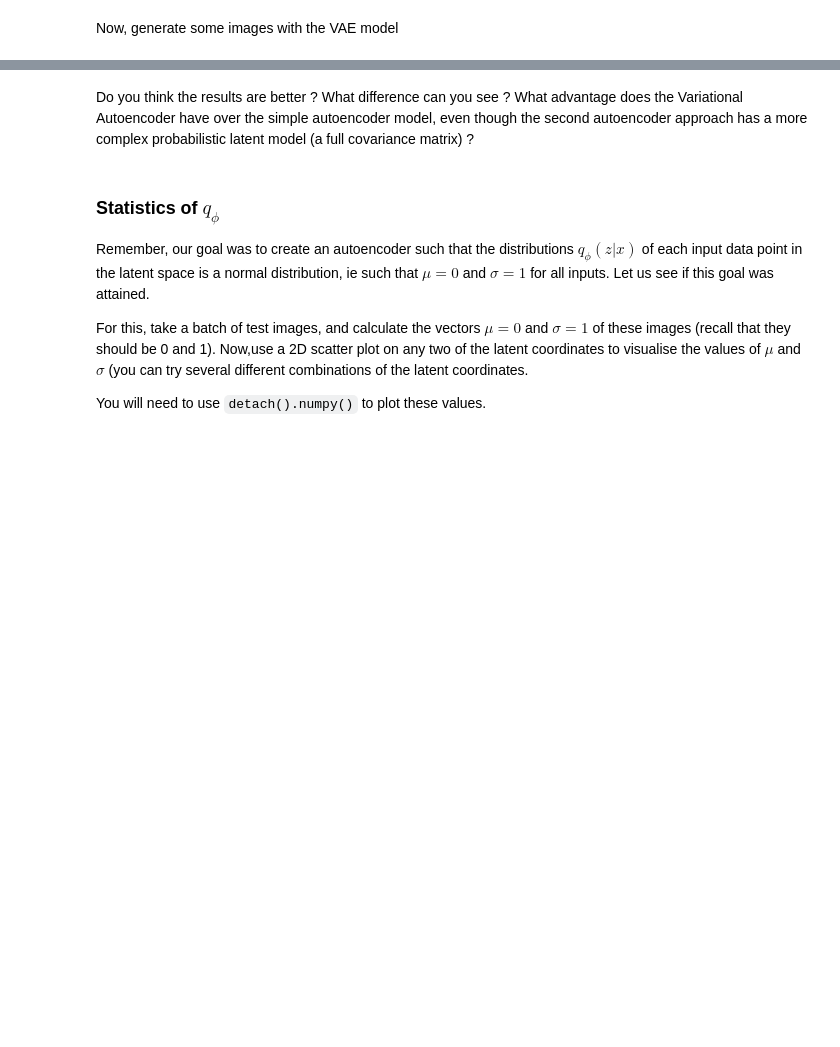
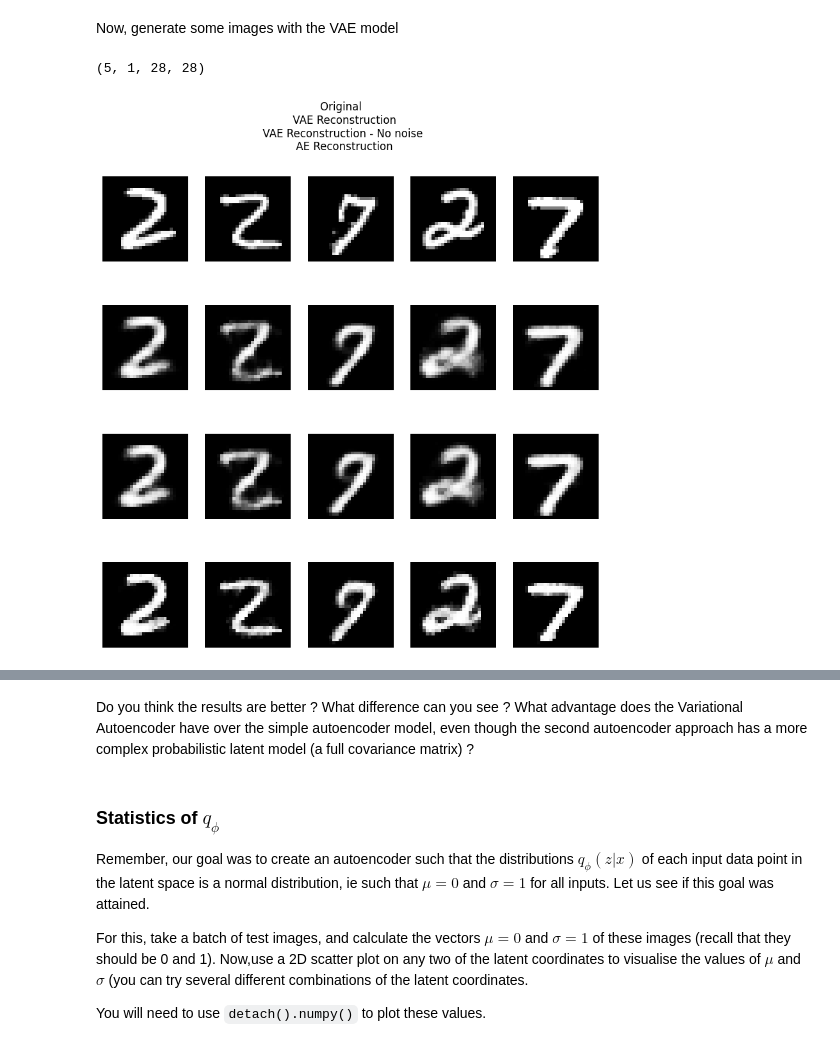
Before and after one commit to balthazarneveu/MVA24-delire, a Jupyter notebook: TP_4/tp_4.ipynb, the cells around one changed output, grey strips where cells are left out. Cells and saved outputs as stored; diff of their text form; code cells hidden in the pictures; blank space fills up the shorter version.

```diff
--- a/TP_4/tp_4.ipynb
+++ b/TP_4/tp_4.ipynb
@@ -42,12 +54,10 @@ z_dim = 10
 # %% [markdown]
 First, we load the mnist dataset.
 # %%
-
-batch_size = 128
-
+data_path = Path('./mnist_data')
 # MNIST Dataset
-mnist_trainset = datasets.MNIST(root='./mnist_data/', train=True, transform=transforms.ToTensor(), download=True)
-mnist_testset = datasets.MNIST(root='./mnist_data/', train=False, transform=transforms.ToTensor(), download=False)
+mnist_trainset = datasets.MNIST(root=data_path, train=True, transform=transforms.ToTensor(), download=True)
+mnist_testset = datasets.MNIST(root=data_path, train=False, transform=transforms.ToTensor(), download=False)
 
 #create data loader with smaller dataset size
 max_mnist_size = 1000
@@ -58,3 +68,5 @@ mnist_train_loader = torch.utils.data.DataLoader(mnist_trainset_reduced, batch_s
 max_mnist_size = 512
 mnist_testset_reduced = torch.utils.data.random_split(mnist_testset, [max_mnist_size, len(mnist_testset)-max_mnist_size])[0]
 mnist_test_loader = torch.utils.data.DataLoader(mnist_testset_reduced, batch_size=batch_size, shuffle=True,drop_last=True)
+
+mnist_trainset_reduced.dataset.train_data.shape
@@ -602,3 +593,50 @@ Train Epoch: 149 [0/1000 (0%)]  Loss: 15663875936595263322383712256.000000
 # %% [markdown]
 Now, generate some images with the VAE model
+# %%
+import numpy as np
+import matplotlib.pyplot as plt
+import torch
+
+def display_vae_images(ae_model, vae_model,test_imgs):
+    n_images = 5
+    idx = np.random.randint(0, test_imgs.shape[0], n_images)
+    selected_imgs = test_imgs[idx,:,:,:]
+
+    selected_imgs_tensor = torch.tensor(selected_imgs, dtype=torch.float32)
+    output_imgs_vae, _, _ = vae_model(selected_imgs_tensor, forced_log_var=None)
+    output_imgs_vae = output_imgs_vae.detach().cpu().numpy()
+
+    output_imgs_vae_not_noisy, _, _ = vae_model(selected_imgs_tensor, forced_log_var=-torch.inf)
+    output_imgs_vae_not_noisy = output_imgs_vae_not_noisy.detach().cpu().numpy()
+
+    output_imgs_ae = ae_model(selected_imgs_tensor)
+    output_imgs_ae = output_imgs_ae.detach().cpu().numpy()
+
+    print(output_imgs_vae.shape)
+
+    r = 4  # 3 rows: one for original and one for reconstructed images with VAE and AE
+    c = n_images  # Number of columns equals the number of images to display
+    fig, axs = plt.subplots(r, c, figsize=(10, 10))
+    for j in range(c):
+        # Display original images
+        axs[0, j].imshow(selected_imgs[j, 0, :, :], cmap='gray')
+        axs[0, j].axis('off')
+        # Display reconstructed (output VAE) images
+        axs[1, j].imshow(output_imgs_vae[j, 0, :, :], cmap='gray')
+        axs[1, j].axis('off')
+        # Display reconstructed (output VAE) images
+        axs[2, j].imshow(output_imgs_vae_not_noisy[j, 0, :, :], cmap='gray')
+        axs[2, j].axis('off')
+        # Display reconstructed (output AE) images
+        axs[3, j].imshow(output_imgs_ae[j, 0, :, :], cmap='gray')
+        axs[3, j].axis('off')
+    plt.suptitle("Original \n VAE Reconstruction\n VAE Reconstruction - No noise \n AE Reconstruction")
+    plt.show()
+
+# Example usage with mnist_train_loader (assuming ae_model is your VAE model)
+test_imgs = next(iter(mnist_train_loader))[0]
+display_vae_images(ae_model, vae_model, test_imgs)
+# %% [output]
+(5, 1, 28, 28)
+[figure, added]
 # %%
```
Also changed, not shown: parts of 13 cells of this notebook.
